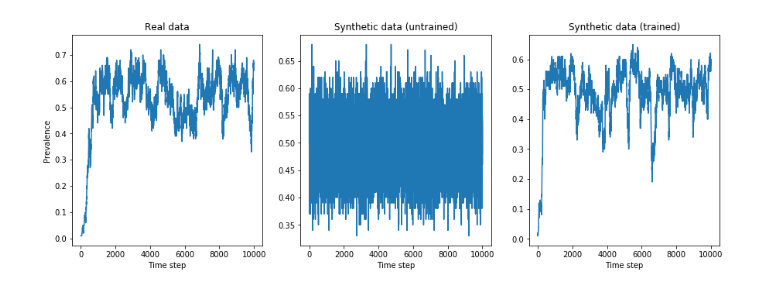
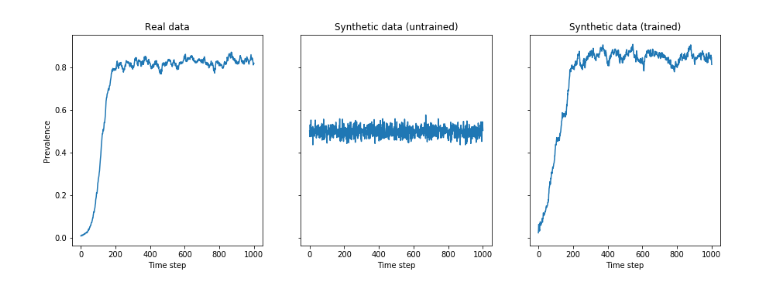
Before and after one commit to charlesmurphy1/dynalearn, a Jupyter notebook: notebooks/cvae_SIS_naivemethod.ipynb, the cells around one changed output. Drawn from its saved outputs; the diff is of its cells as text; code cells hidden in the pictures.

Commit message:
Testing naive method with bigger networks: seems to work

```diff
--- a/notebooks/cvae_SIS_naivemethod.ipynb
+++ b/notebooks/cvae_SIS_naivemethod.ipynb
@@ -53,5 +54,6 @@ f.close()
 
 %reset_selective -f data
 # %%
-dataset = dl.Markov_Complete_Dataset(fprefix + '_states.b', conversion_function=conversion_function)
-train_dataset, val_dataset = torch.utils.data.random_split(dataset, [9999-1000, 1000])
+dataset = dl.Markov_Dataset(fprefix + '_states.b', conversion_function=conversion_function)
+train_dataset, val_dataset = torch.utils.data.random_split(dataset, [len(dataset)-1000, 1000])
+len(dataset)
@@ -58,7 +62,7 @@ train_dataset, val_dataset = torch.utils.data.random_split(dataset, [9999-1000,
 # %%
-n_hidden = [128,64]
-n_embedding = 50
-optimizer = lambda p: torch.optim.Adam(p, lr=1e-3)
+n_hidden = [1024,1024]
+n_embedding = 800
+optimizer = lambda p: torch.optim.Adam(p, lr=1e-2, weight_decay=1e-3)
 use_cuda = True
 
 markov_cvae = dl.Markov_Complete_CVAE(n_nodes, n_hidden, n_embedding, optimizer=optimizer, use_cuda=use_cuda)
@@ -65,3 +73,3 @@ markov_cvae = dl.Markov_Complete_CVAE(n_nodes, n_hidden, n_embedding, optimizer=
 # %%
-markov_cvae.fit(train_dataset, val_dataset, epochs=100, batch_size=128)
+markov_cvae.fit(train_dataset, val_dataset, epochs=50, batch_size=128)
 # %% [output]
@@ -85,14 +93,14 @@ Epoch 99 - Training Loss: 5.5467 - Validation Loss: 7.5015 - Training time: 0.87
 # %%
 def test_model(learned_model, dataset):
     init_states = dataset[0][0]
-    T = len(dataset)
+    #T = len(dataset)
     t = 0
-    learned_states, z, passed_states = learned_model.predict(init_states)
+    learned_states, z, passed_states = learned_model.predict(init_states, batch_size=2)
     learned_avg = [np.mean(learned_states)]
     while(t < T):
-        t += 1
+        t += dt
 
-        learned_states, z, passed_states = learned_model.predict(passed_states)
+        learned_states, z, passed_states = learned_model.predict(passed_states, batch_size=2)
         learned_states = torch.bernoulli(torch.tensor(learned_states[0]))
         passed_states = learned_states
         learned_avg.append(np.mean(learned_states.numpy()))
@@ -101,9 +109,19 @@ def test_model(learned_model, dataset):
 
 def show_dataset(dataset):
     avg = []
-    for i in range(len(dataset)):
-        x = dataset[i][0].numpy()
-        avg.append(np.mean(x))
+#     for i in range(len(dataset)):
+#         x = dataset[i][0].numpy()
+#         avg.append(np.mean(x))
+    t = 0
+    sisnet = dl.dynamics.SISNetwork(graph, rate, dt=dt,
+                                    filename=None,
+                                    full_data_mode=False,
+                                    overwrite=True)
+    while t < T:
+        t += dt
+        sisnet.update(record=False)
+        avg_state, std_state = sisnet.get_avg_activity()
+        avg.append(avg_state['I'])
     return avg
 # %%
 null_cvae = dl.Markov_Complete_CVAE(n_nodes, n_hidden, n_embedding, optimizer=optimizer, use_cuda=use_cuda)
@@ -112,23 +130,23 @@ avg_ts = show_dataset(dataset)
 null_ts = test_model(null_cvae, dataset)
 trained_ts = test_model(markov_cvae, dataset)
 # %%
-fig, ax = plt.subplots(1, 3, figsize=(15, 5))
+fig, ax = plt.subplots(1, 3, figsize=(15, 5), sharex=True, sharey=True)
 
 ax[0].plot(avg_ts)
 ax[0].set_title('Real data')
 ax[0].set_ylabel('Prevalence')
 ax[0].set_xlabel('Time step')
 
 ax[1].plot(null_ts)
 ax[1].set_title('Synthetic data (untrained)')
 ax[1].set_xlabel('Time step')
 
 ax[2].plot(trained_ts)
 ax[2].set_title('Synthetic data (trained)')
 ax[2].set_xlabel('Time step')
 
-fig.savefig('fig/png/test_rrgsis_d5_n100_rate0.4.png')
-fig.savefig('fig/pdf/test_rrgsis_d5_n100_rate0.4.pdf')
+fig.savefig(f'fig/png/naive_rrgsis_d{degree}_n{n_nodes}_rate{rate}.png')
+fig.savefig(f'fig/pdf/naive_rrgsis_d{degree}_n{n_nodes}_rate{rate}.pdf')
 plt.show()
 # %% [output]
-[figure, old version]
+[figure, new version]
```
Also changed, not shown: parts of 5 cells of this notebook, 1 other file.
